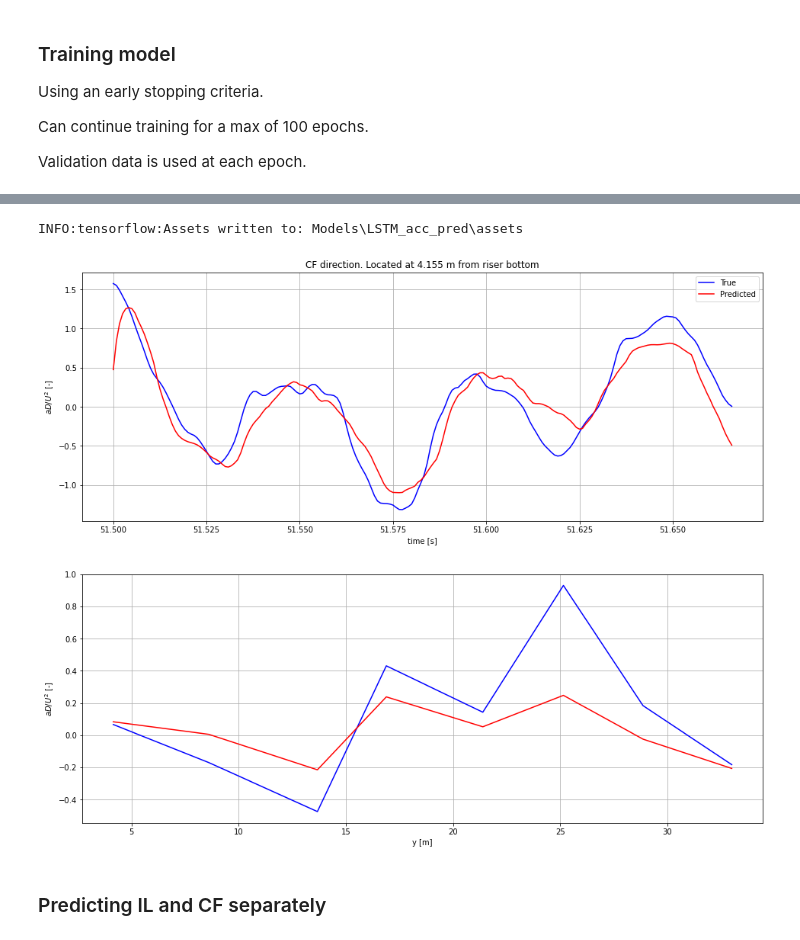
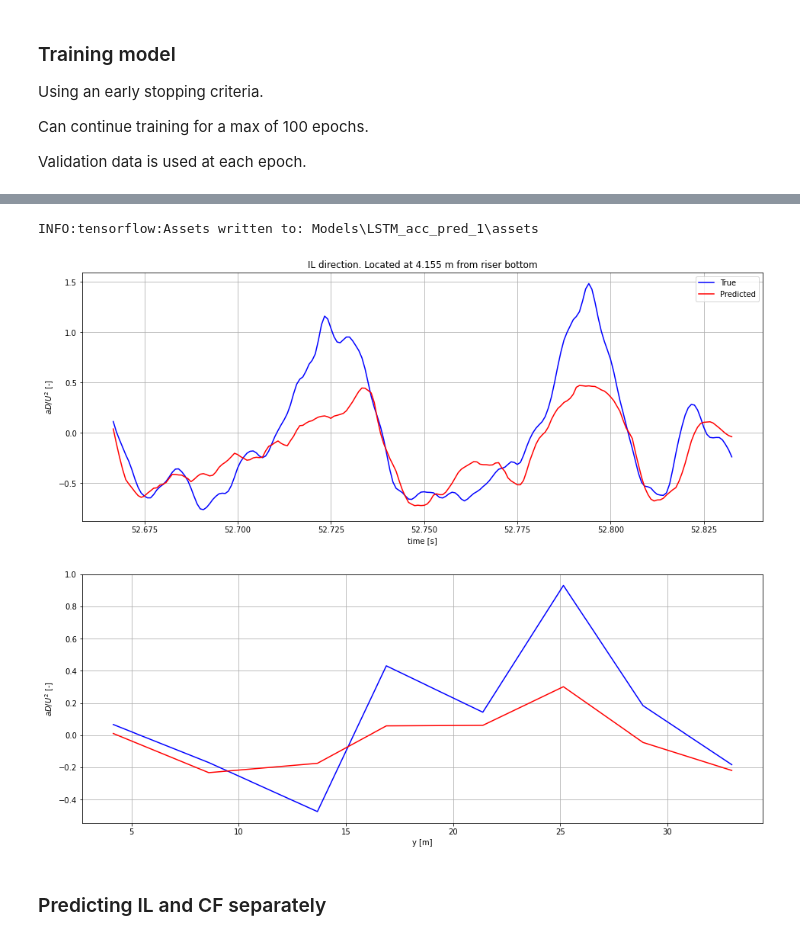
Before and after one commit to MartinLieber/VIV_prediction, a Jupyter notebook: Force_prediction_RNN.ipynb, the cells around one changed output, grey strips where cells are left out. Saved outputs shown, nothing was run; the diff lists cells and outputs as text; code cells hidden in the pictures.

Commit message:
Working version. All uniform data included.

```diff
--- a/Force_prediction_RNN.ipynb
+++ b/Force_prediction_RNN.ipynb
@@ -72,8 +72,8 @@ for i in range(0,22):
     strain_CF_names = chan_names[46:70]
     strain_IL = data[6:46,tst:ted]
     strain_IL_names = chan_names[6:46]
-    pos_IL = data[98:106,tst:ted]
-    pos_CF = data[106:114,tst:ted]
+    pos_IL = data[98:106,tst:ted] / D
+    pos_CF = data[106:114,tst:ted] / D
     acc_IL = data[70:78,tst:ted] / C
     acc_IL_names = chan_names[70:78]
     acc_CF = data[78:86,tst:ted] / C
@@ -103,7 +103,6 @@ for i in range(0,22):
     Xi = np.vstack((time,strain_IL,strain_CF)).transpose()
     Yi = np.vstack((acc_IL,acc_CF)).transpose()
 
-
     b_size = 200
     n_batches = Xi.shape[0]//b_size
 
@@ -130,9 +129,9 @@ X_train, X_val, y_train, y_val = train_test_split(X_train, y_train, test_size=0.
 t_train = X_train[:,:,0]
 t_val = X_val[:,:,0]
 t_test = X_test[:,:,0]
-X_train = X_train[:,:,0:-1]
-X_test = X_test[:,:,0:-1]
-X_val = X_val[:,:,0:-1]
+X_train = X_train[:,:,1:]
+X_test = X_test[:,:,1:]
+X_val = X_val[:,:,1:]
 
 n_features = n_features-1
 
@@ -255,30 +254,30 @@ Epoch 44/100
 y_pred = model.predict(X_test)
 # %%
 model_path = "Models"
-model_name = "LSTM_acc_pred"
+model_name = "LSTM_acc_pred_1"
 model.save(os.path.join(model_path,model_name))
 # %% [output]
-INFO:tensorflow:Assets written to: Models\LSTM_acc_pred\assets
+INFO:tensorflow:Assets written to: Models\LSTM_acc_pred_1\assets
 # %%
-n=3
-p=8
+n=10
+p=0
 
 if p>= 8:
     dir = 'CF'
 else:
     dir= 'IL'
 
 plt.figure(figsize=(16,6))
 plt.plot(t_test[n,:],y_test[n,:,p],'b-',label='True')
 plt.plot(t_test[n,:],y_pred[n,:,p],'r-',label='Predicted')
 plt.legend()
 plt.ylabel('$aD/U^2$ [-]')
 plt.xlabel('time [s]')
 plt.title(f'{dir} direction. Located at {acc_pos[p%8]} m from riser bottom')
 plt.grid()
 plt.show()
 # %% [output]
-[figure, old version]
+[figure, new version]
 # %%
 n=200
 T=1
@@ -291,7 +290,7 @@ plt.xlabel('y [m]')
 plt.grid()
 plt.show()
 # %% [output]
-[figure, old version]
+[figure, new version]
 # %% [markdown]
 ### Predicting IL and CF separately
 # %%
```
Also changed, not shown: parts of 5 cells of this notebook.
